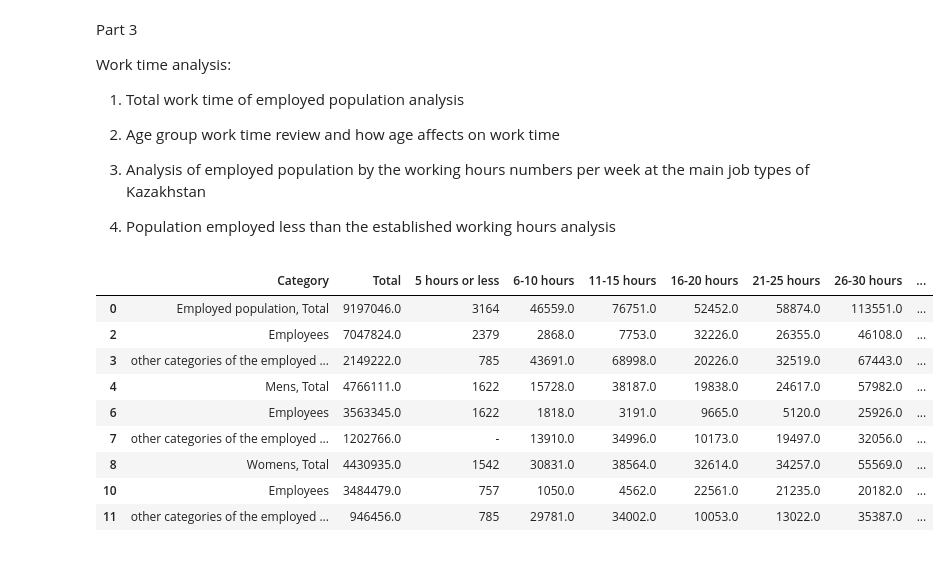
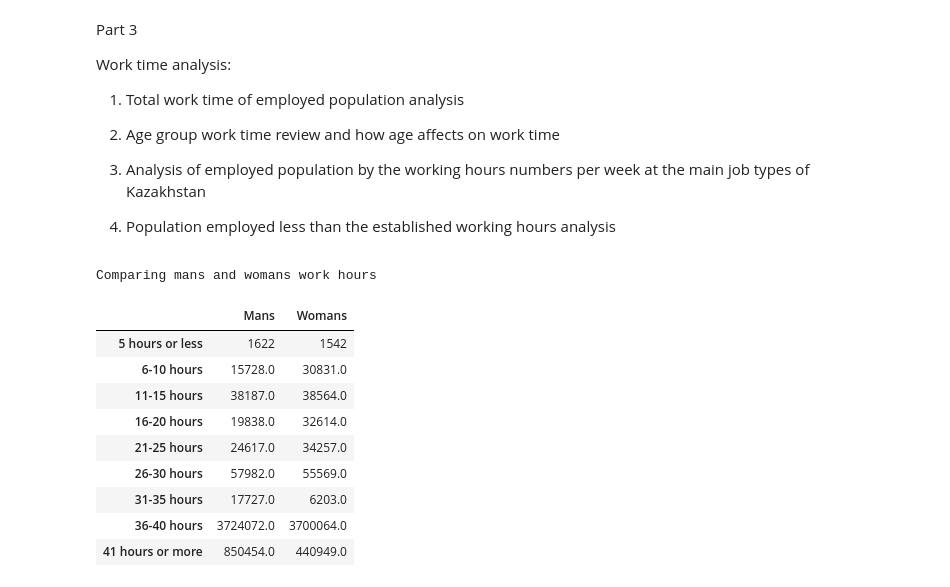
Before and after one commit to bochida/Economic-and-Employment-analysis-of-2024, a Jupyter notebook: python_analysis.ipynb, the cells around one changed output. Saved outputs shown, nothing was run; the diff lists cells and outputs as text; code cells hidden in the pictures.

```diff
--- a/python_analysis.ipynb
+++ b/python_analysis.ipynb
@@ -393,26 +393,36 @@ Work time analysis:
 # %%
 file_path = "main_dataset_q4.xls"
 df_4 = pd.read_excel(file_path, sheet_name='4.1', skiprows=5)
 
 df_4.rename(columns={
     df_4.columns[0]: "Category",
     df_4.columns[1]: "Total",
+    df_4.columns[10]: "41 hours or more",
     df_4.columns[11]: "Temporarly" ,
     df_4.columns[12]: "Without pay"  ,
     df_4.columns[13]: "Average hour"  ,
 }, inplace=True)
 
 df_4 = df_4.dropna()
 
-df_4.head(20)
+work_hours_cols = df_4.columns[2:11]
+
+mens = df_4[df_4["Category"] == "Mens, Total"][work_hours_cols]
+womens = df_4[df_4["Category"] == "Womens, Total"][work_hours_cols]
+
+comparison = pd.concat([mens.T, womens.T], axis=1)
+comparison.columns = ["Mans", "Womans"]
+print("Comparing mans and womans work hours")
+comparison
 # %% [output]
+Comparing mans and womans work hours
-|  | Category | Total | 5 hours or less | 6-10 hours | 11-15 hours | 16-20 hours | 21-25 hours | 26-30 hours | ... |
-| 0 | Employed population, Total | 9197046.0 | 3164 | 46559.0 | 76751.0 | 52452.0 | 58874.0 | 113551.0 | ... |
-| 2 | Employees | 7047824.0 | 2379 | 2868.0 | 7753.0 | 32226.0 | 26355.0 | 46108.0 | ... |
-| 3 | other categories of the employed ... | 2149222.0 | 785 | 43691.0 | 68998.0 | 20226.0 | 32519.0 | 67443.0 | ... |
-| 4 | Mens, Total | 4766111.0 | 1622 | 15728.0 | 38187.0 | 19838.0 | 24617.0 | 57982.0 | ... |
-| 6 | Employees | 3563345.0 | 1622 | 1818.0 | 3191.0 | 9665.0 | 5120.0 | 25926.0 | ... |
-| 7 | other categories of the employed ... | 1202766.0 | - | 13910.0 | 34996.0 | 10173.0 | 19497.0 | 32056.0 | ... |
-| 8 | Womens, Total | 4430935.0 | 1542 | 30831.0 | 38564.0 | 32614.0 | 34257.0 | 55569.0 | ... |
-| 10 | Employees | 3484479.0 | 757 | 1050.0 | 4562.0 | 22561.0 | 21235.0 | 20182.0 | ... |
-| 11 | other categories of the employed ... | 946456.0 | 785 | 29781.0 | 34002.0 | 10053.0 | 13022.0 | 35387.0 | ... |
+|  | Mans | Womans |
+| 5 hours or less | 1622 | 1542 |
+| 6-10 hours | 15728.0 | 30831.0 |
+| 11-15 hours | 38187.0 | 38564.0 |
+| 16-20 hours | 19838.0 | 32614.0 |
+| 21-25 hours | 24617.0 | 34257.0 |
+| 26-30 hours | 57982.0 | 55569.0 |
+| 31-35 hours | 17727.0 | 6203.0 |
+| 36-40 hours | 3724072.0 | 3700064.0 |
+| 41 hours or more | 850454.0 | 440949.0 |
```
Also changed, not shown: parts of 3 cells of this notebook.
